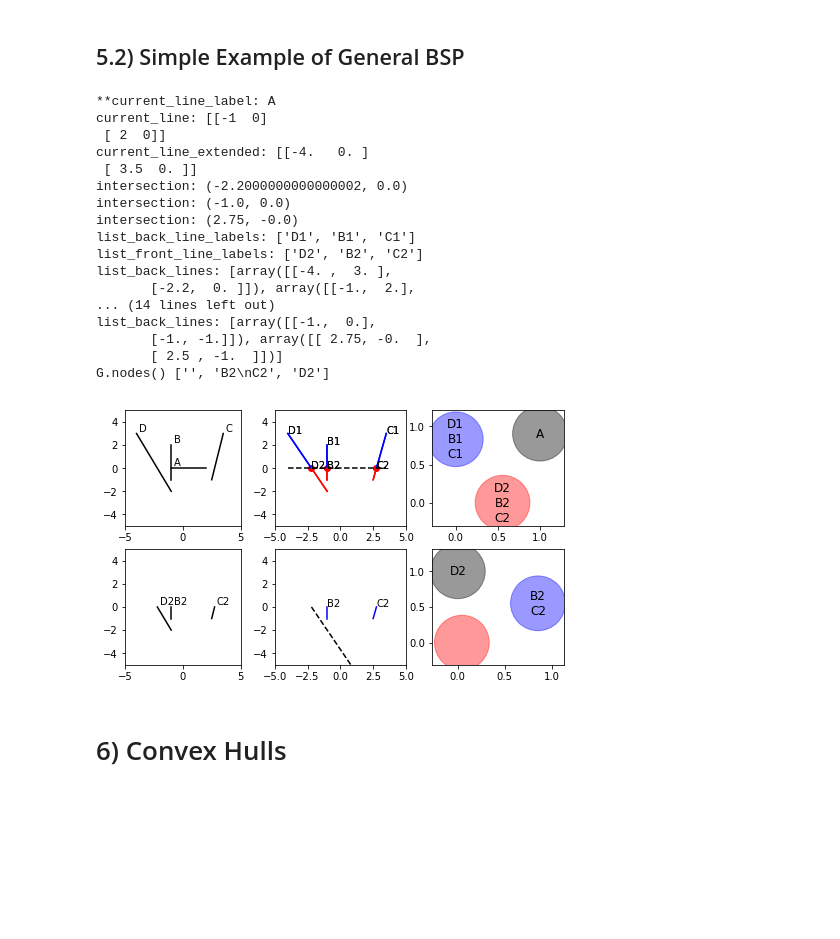
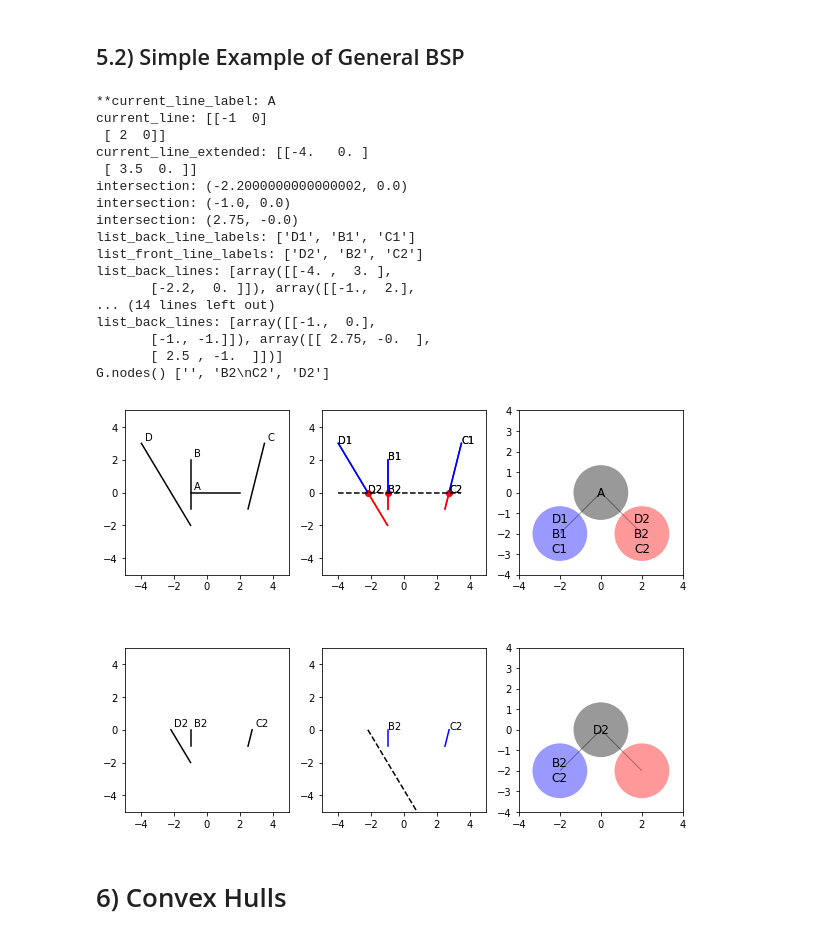
Before and after one commit to tylerjereddy/pycon-2017, a Jupyter notebook: mastering_scipy_spatial.ipynb, the cells around one changed output. Saved outputs shown, nothing was run; the diff lists cells and outputs as text; code cells hidden in the pictures; blank space fills up the shorter version.

Commit message:
BSP example: added edges between nodes in networkx plots, and improved consistency of node placements.

```diff
--- a/mastering_scipy_spatial.ipynb
+++ b/mastering_scipy_spatial.ipynb
@@ -601,15 +601,15 @@ list_lines = [np.array([[-4,3],[-1,-2]]),
 line_labels = ['D', 'B', 'A', 'C']
 
 fig = plt.figure()
-fig.set_size_inches(8,20)
+fig.set_size_inches(10,8)
 
 
 def recursive_BSP(list_lines, line_labels, current_node_index=2, fig=fig, curr_plot=1):
     '''A recursive algorithm that crudely generates a BSP tree from a list of lines. Would enable use of i.e.,
     the Painter's algorithm in computer graphics, though in practice there are more details to handle.'''
-    G = nx.DiGraph()
+    G = nx.Graph()
     G.clear()
-    ax = fig.add_subplot(8,3,curr_plot)
+    ax = fig.add_subplot(2,3,curr_plot)
     for line, label in zip(list_lines, line_labels):
         ax.plot(line[...,0],
                 line[...,1],
@@ -669,7 +669,8 @@ def recursive_BSP(list_lines, line_labels, current_node_index=2, fig=fig, curr_p
         return x, y
 
     curr_plot += 1
-    ax = fig.add_subplot(8,3,curr_plot)
+    ax = fig.add_subplot(2,3,curr_plot)
+    ax.set_aspect('equal')
     list_back_lines = []
     list_front_lines = []
     list_back_line_labels = []
@@ -754,56 +755,66 @@ def recursive_BSP(list_lines, line_labels, current_node_index=2, fig=fig, curr_p
         ls='dashed',
         c='k')
     curr_plot += 1
-    ax = fig.add_subplot(8,3,curr_plot)
+    ax = fig.add_subplot(2,3,curr_plot)
+    ax.set_aspect('equal')
+    ax.set_xlim(-4,4)
+    ax.set_ylim(-4,4)
 
+    pos = {}
     G.add_node(current_line_label)
+    pos[current_line_label] = [0,0]
     front_node_labels = '\n'.join(list_front_line_labels)
     back_node_labels = '\n'.join(list_back_line_labels)
     G.add_node(front_node_labels)
     G.add_node(back_node_labels)
+    pos[front_node_labels] = [2,-2]
+    pos[back_node_labels] = [-2,-2]
+    G.add_edges_from([(current_line_label, front_node_labels),
+                      (current_line_label, back_node_labels)])
     colors = ['black','red', 'blue']
-    #for color, node_labels in zip(['red', 'blue'],
-         #                         [front_node_labels, back_node_labels]):
     nx.draw_networkx(G,
+                     pos=pos,
                      ax=ax,
                      nodelist=[current_line_label,
                                front_node_labels,
                                back_node_labels],
                      node_size=3000,
                      node_color=colors,
-                     alpha=0.4)
+                     linewidths=0,
+                     alpha=0.4,
+                     fontsize=12)
 
     print('list_back_line_labels:', list_back_line_labels)
     print('list_front_line_labels:', list_front_line_labels)
     print('list_back_lines:', list_back_lines)
     print('G.nodes()', G.nodes())
     curr_plot += 1
     return list_front_line_labels, list_front_lines, curr_plot
 
 list_front_line_labels, list_front_lines, curr_plot = recursive_BSP(list_lines, line_labels)
 list_front_line_labels, list_front_lines, curr_plot = recursive_BSP(list_lines=list_front_lines,
                                                                     line_labels=list_front_line_labels,
                                                                     current_node_index=0,
                                                                     curr_plot=curr_plot)
 # %% [output]
 **current_line_label: A
 current_line: [[-1  0]
  [ 2  0]]
 current_line_extended: [[-4.   0. ]
  [ 3.5  0. ]]
 intersection: (-2.2000000000000002, 0.0)
 intersection: (-1.0, 0.0)
 intersection: (2.75, -0.0)
 list_back_line_labels: ['D1', 'B1', 'C1']
 list_front_line_labels: ['D2', 'B2', 'C2']
 list_back_lines: [array([[-4. ,  3. ],
        [-2.2,  0. ]]), array([[-1.,  2.],
 ... (14 lines left out)
 list_back_lines: [array([[-1.,  0.],
        [-1., -1.]]), array([[ 2.75, -0.  ],
        [ 2.5 , -1.  ]])]
 G.nodes() ['', 'B2\nC2', 'D2']
-[figure, old version]
+[figure, new version]
 # %% [markdown]
 # 6) Convex Hulls
 # %% [markdown]
```
